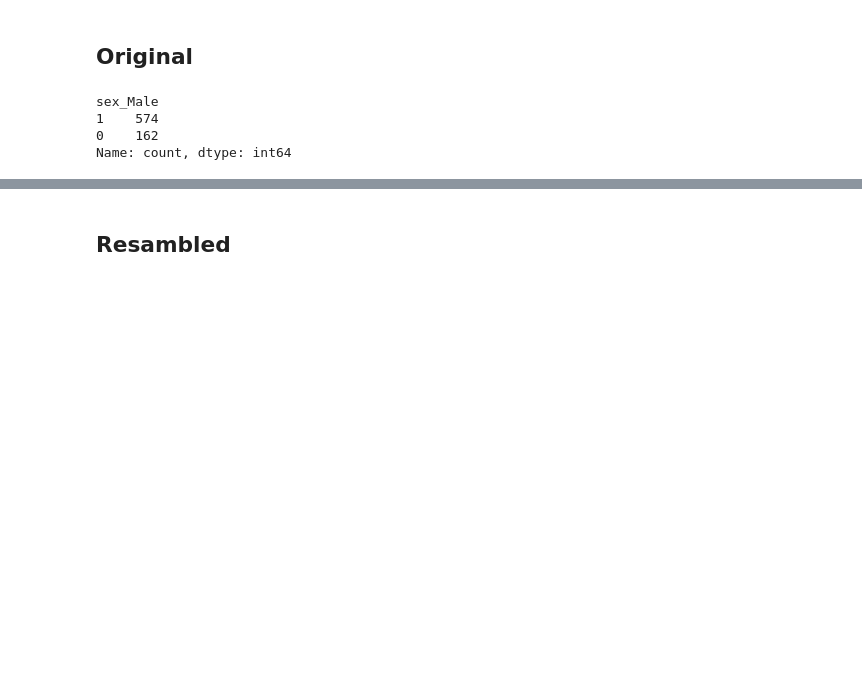
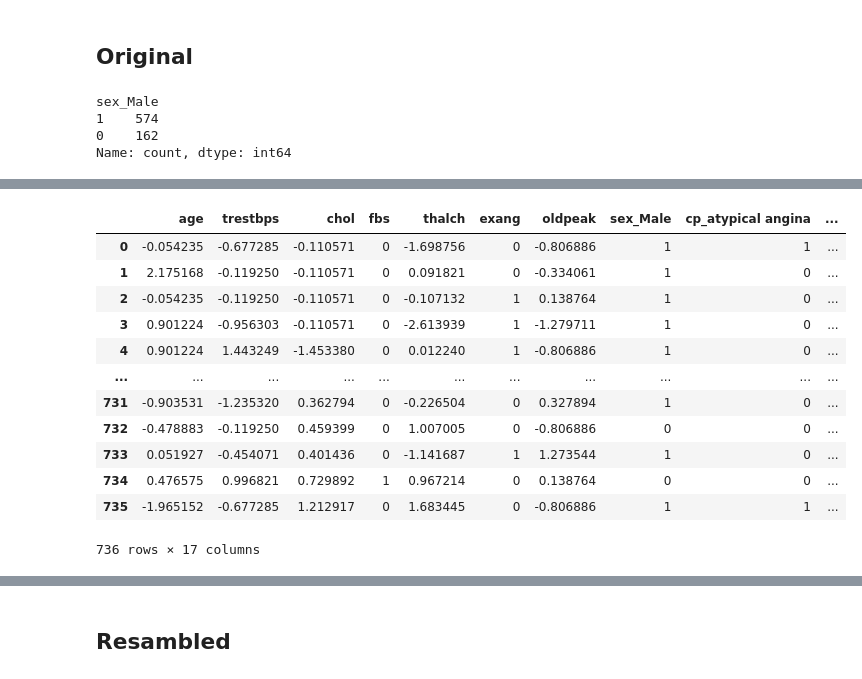
Before and after one commit to aniqu18/fairness-analysis-rl, a Jupyter notebook: notebooks/train_eval/contextual_bandits_train_eval.ipynb, the cells around one changed output, grey strips where cells are left out. Saved outputs shown, nothing was run; the diff lists cells and outputs as text; code cells hidden in the pictures; blank space fills up the shorter version.

Commit message:
additional analysis

```diff
--- a/notebooks/train_eval/contextual_bandits_train_eval.ipynb
+++ b/notebooks/train_eval/contextual_bandits_train_eval.ipynb
@@ -510,3 +510,14 @@ sex_Male
 1    574
 0    162
 Name: count, dtype: int64
+# %%
+y = pd.read_csv('../../data/y_train.csv')
+df['True'] = y
+
+print('males')
+print(df[df['sex_Male'] == 1]['True'].value_counts(normalize=True))
+
+print()
+
+print('females')
+print(df[df['sex_Male'] == 0]['True'].value_counts(normalize=True))
@@ -512,0 +542,18 @@ Name: count, dtype: int64
+# %%
+age_analysis = pd.read_csv('../../data/age_analysis/Xy_train_age_analysis_with_groups.csv')
+df['age_group'] = age_analysis['age_group']
+df
+# %% [output]
+|  | age | trestbps | chol | fbs | thalch | exang | oldpeak | sex_Male | cp_atypical angina | ... |
+| 0 | -0.054235 | -0.677285 | -0.110571 | 0 | -1.698756 | 0 | -0.806886 | 1 | 1 | ... |
+| 1 | 2.175168 | -0.119250 | -0.110571 | 0 | 0.091821 | 0 | -0.334061 | 1 | 0 | ... |
+| 2 | -0.054235 | -0.119250 | -0.110571 | 0 | -0.107132 | 1 | 0.138764 | 1 | 0 | ... |
+| 3 | 0.901224 | -0.956303 | -0.110571 | 0 | -2.613939 | 1 | -1.279711 | 1 | 0 | ... |
+| 4 | 0.901224 | 1.443249 | -1.453380 | 0 | 0.012240 | 1 | -0.806886 | 1 | 0 | ... |
+| ... | ... | ... | ... | ... | ... | ... | ... | ... | ... | ... |
+| 731 | -0.903531 | -1.235320 | 0.362794 | 0 | -0.226504 | 0 | 0.327894 | 1 | 0 | ... |
+| 732 | -0.478883 | -0.119250 | 0.459399 | 0 | 1.007005 | 0 | -0.806886 | 0 | 0 | ... |
+| 733 | 0.051927 | -0.454071 | 0.401436 | 0 | -1.141687 | 1 | 1.273544 | 1 | 0 | ... |
+| 734 | 0.476575 | 0.996821 | 0.729892 | 1 | 0.967214 | 0 | 0.138764 | 0 | 0 | ... |
+| 735 | -1.965152 | -0.677285 | 1.212917 | 0 | 1.683445 | 0 | -0.806886 | 1 | 1 | ... |
+736 rows × 17 columns
```
Also changed, not shown: parts of 2 cells of this notebook, 3 other files.
